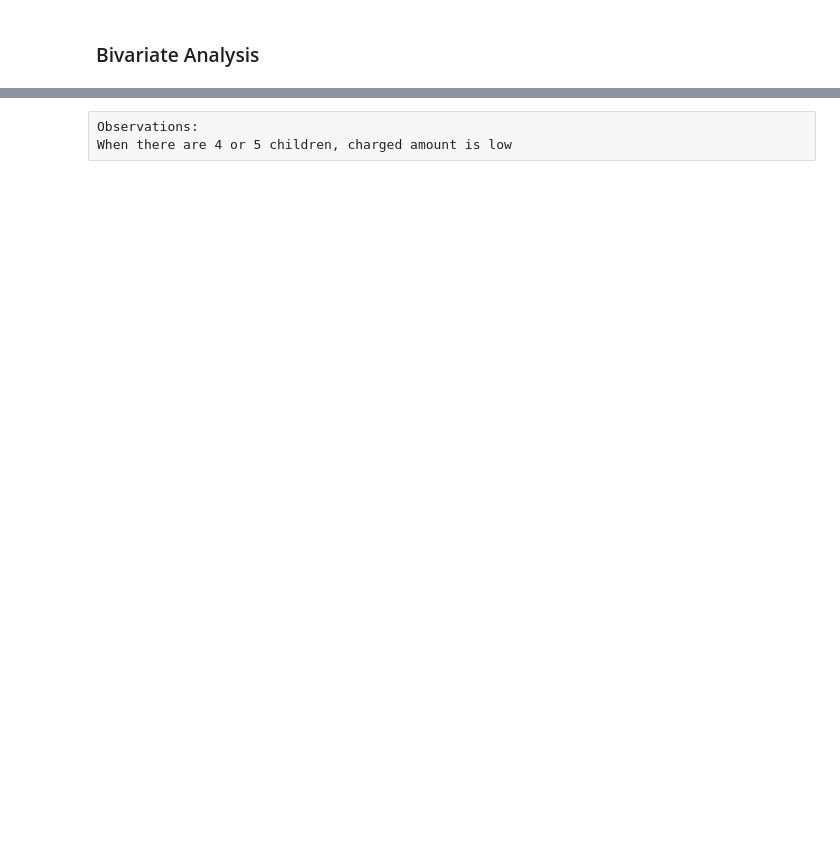
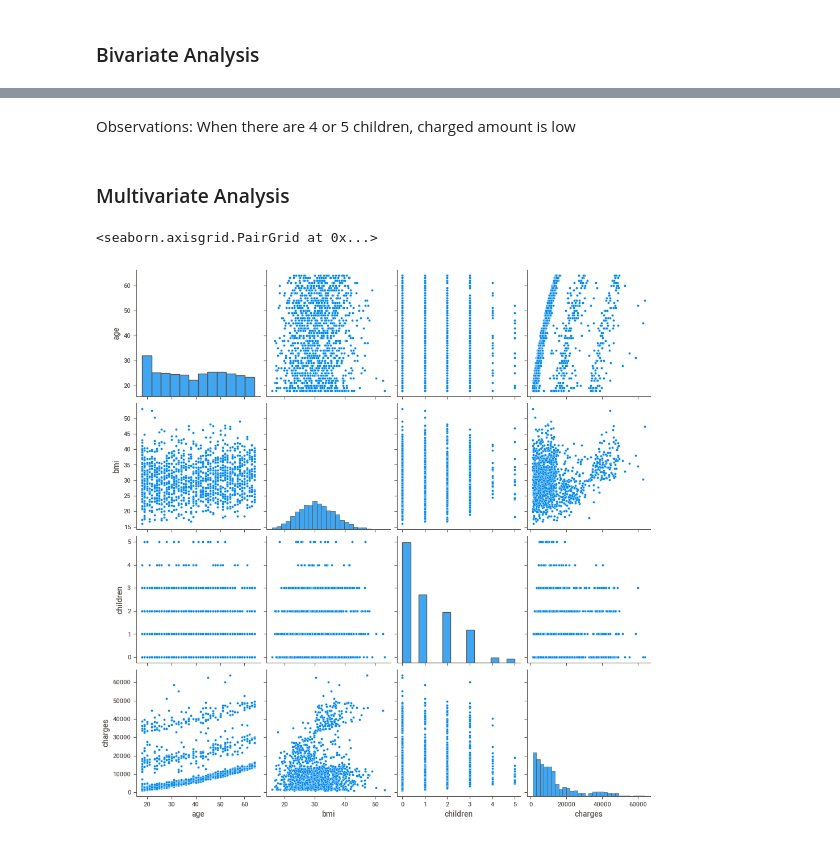
Before and after one commit to rajasinghj37/Insurance-Cost-Prediction, a Jupyter notebook: PRCP-1021-InsCostPred.ipynb, the cells around one changed output, grey strips where cells are left out. Saved outputs shown, nothing was run; the diff lists cells and outputs as text; code cells hidden in the pictures; blank space fills up the shorter version.

```diff
--- a/PRCP-1021-InsCostPred.ipynb
+++ b/PRCP-1021-InsCostPred.ipynb
@@ -148,5 +167,5 @@ Both Male and Female seems to be equally distributed
 # %%
 #Analyzing age column with respect to target charges column
-plt.figure(figsize =(10, 6))
-sns.regplot(x= 'bmi',y='charges', data=insurance_dataset)
+plt.rcParams["figure.figsize"] = (5,3)
+sns.relplot(x= 'bmi',y='charges', data=insurance_dataset)
 # %% [output]
@@ -164,3 +184,11 @@ plt.scatter(insurance_dataset['children'],insurance_dataset['charges'])
-# %% [raw]
-Observations:
-When there are 4 or 5 children, charged amount is low
+# %% [markdown]
+Observations:
+When there are 4 or 5 children, charged amount is low
+# %% [markdown]
+### Multivariate Analysis
+# %%
+#Analyzing age and bmi columns with respect to charges with hue as categorical columns
+sns.pairplot(insurance_dataset)
+# %% [output]
+<seaborn.axisgrid.PairGrid at 0x...>
+[figure, added]
```
Also changed, not shown: parts of 53 cells of this notebook.
